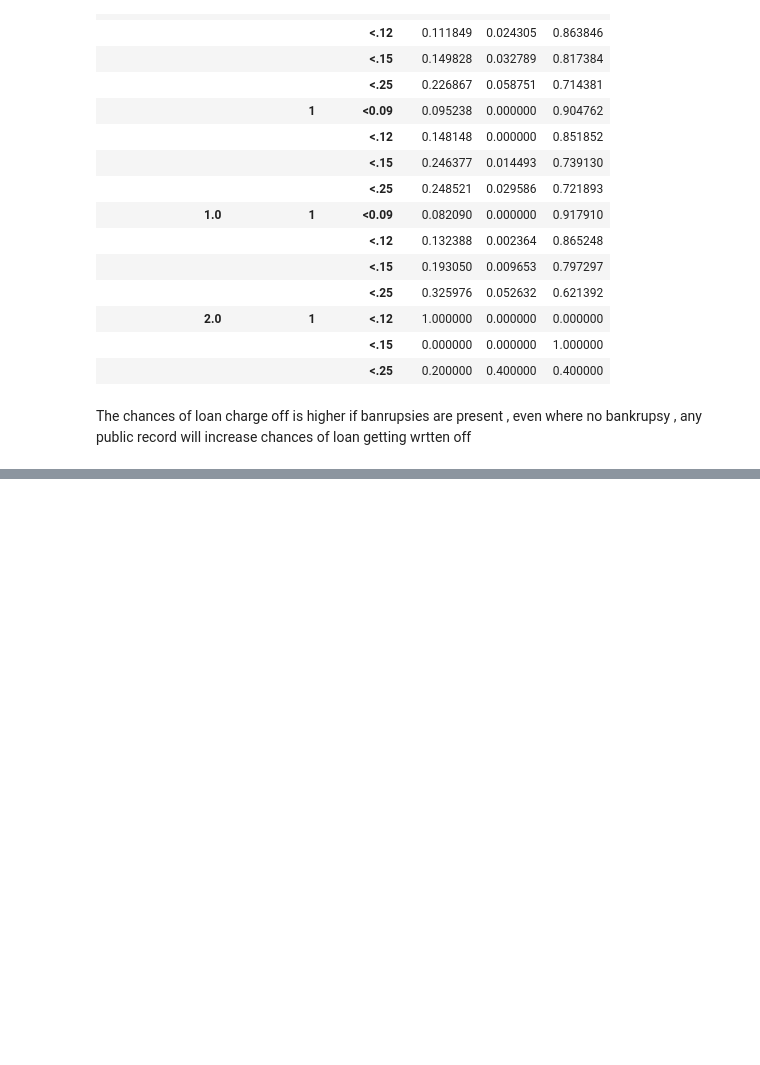
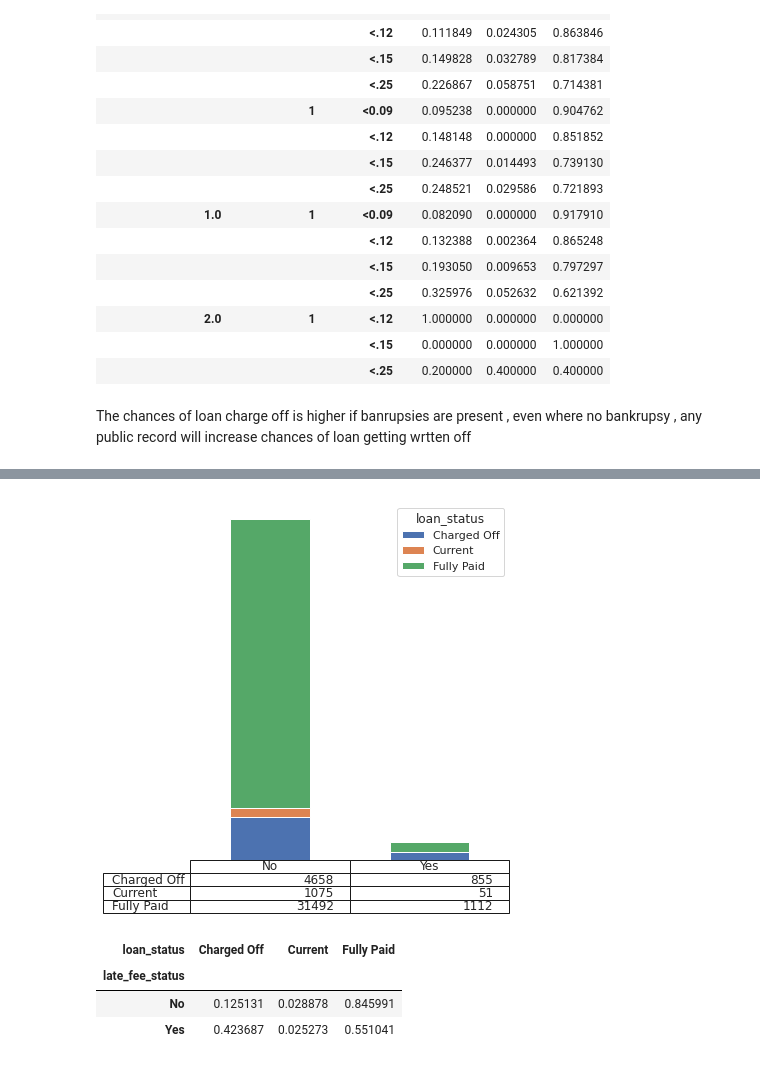
Before and after one commit to karthikmnkrishna/Loan-default-prediction, a Jupyter notebook: Loan_Case_study.ipynb, the cells around one changed output, grey strips where cells are left out. Cells and saved outputs as stored; diff of their text form; code cells hidden in the pictures; blank space fills up the shorter version.

```diff
--- a/Loan_Case_study.ipynb
+++ b/Loan_Case_study.ipynb
@@ -1025,0 +1040,11 @@ The chances of loan charge off is higher if banrupsies are present , even where
+# %%
+bar_plot('late_fee_status' , 'loan_status',sizerow=6 , sizecolumn=6)
+# %% [output]
+[figure, added]
+# %%
+pd.crosstab([df.late_fee_status ],df.loan_status,values=df.loan_amnt,aggfunc='count',normalize= 'index')
+# %% [output]
+| loan_status | Charged Off | Current | Fully Paid |
+| late_fee_status |  |  |  |
+| No | 0.125131 | 0.028878 | 0.845991 |
+| Yes | 0.423687 | 0.025273 | 0.551041 |
```
Also changed, not shown: parts of 4 cells of this notebook.
